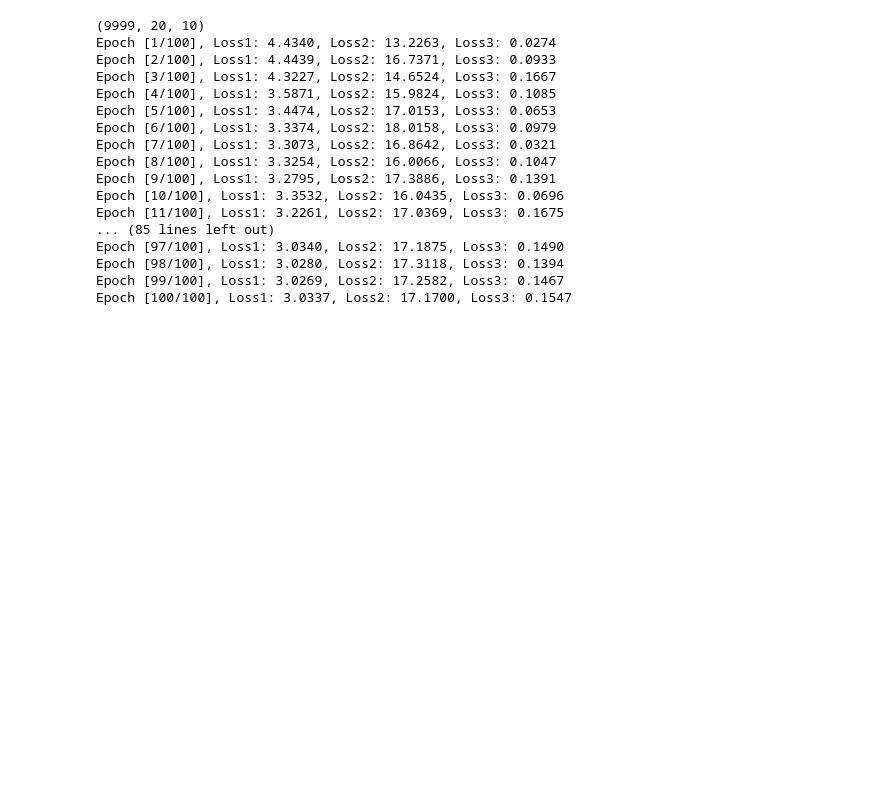
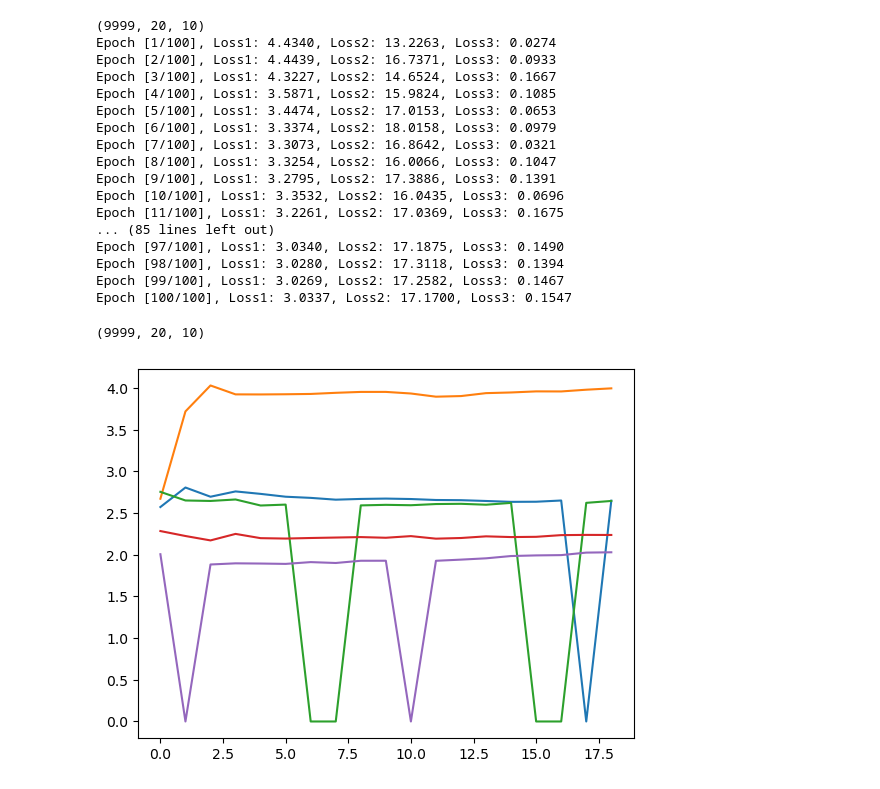
Before and after one commit to xwang97/SpatialDynamics, a Jupyter notebook: burst.ipynb, the cells around one changed output. Saved outputs shown, nothing was run; the diff lists cells and outputs as text; code cells hidden in the pictures; blank space fills up the shorter version.

Commit message:
test succeeded

```diff
--- a/burst.ipynb
+++ b/burst.ipynb
@@ -44,3 +49,27 @@ Epoch [97/100], Loss1: 3.0340, Loss2: 17.1875, Loss3: 0.1490
 Epoch [98/100], Loss1: 3.0280, Loss2: 17.3118, Loss3: 0.1394
 Epoch [99/100], Loss1: 3.0269, Loss2: 17.2582, Loss3: 0.1467
 Epoch [100/100], Loss1: 3.0337, Loss2: 17.1700, Loss3: 0.1547
+# %%
+data_path = '../TimeSeries/Xenium/BreastSample1Rep1/GATA3_data.csv'
+locs_path = '../TimeSeries/Xenium/BreastSample1Rep1/GATA3_locs.csv'
+model_path = '../model_params/GATA3_model.pth'
+# Set parameters
+SEQ_LEN = 20
+dim_inputs = 10
+hidden_size = 100
+latent_size = 100
+# test
+data, locs = read_data(data_path, locs_path, 20, 10)
+test_data = data
+test_loc = locs
+net = Model(dim_inputs, hidden_size, latent_size, SEQ_LEN)
+net.load_state_dict(torch.load(model_path))
+prediction, generation, trans_status = test(test_data, test_loc, net)
+for i in range(5):
+    gen = generation[i].view(-1).cpu().detach().numpy()
+    status = trans_status[i].view(-1).cpu().detach().numpy()
+    plt.plot(status*gen)
+plt.show()
+# %% [output]
+(9999, 20, 10)
+[figure, added]
```
Also changed, not shown: parts of 2 cells of this notebook.
